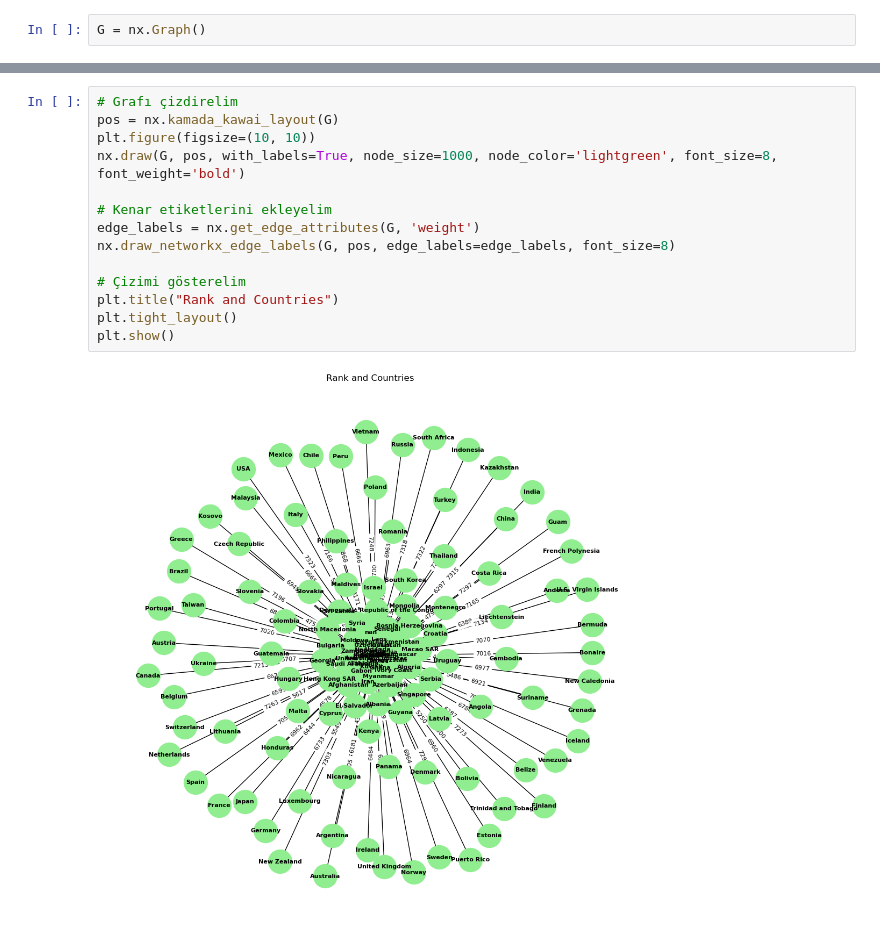
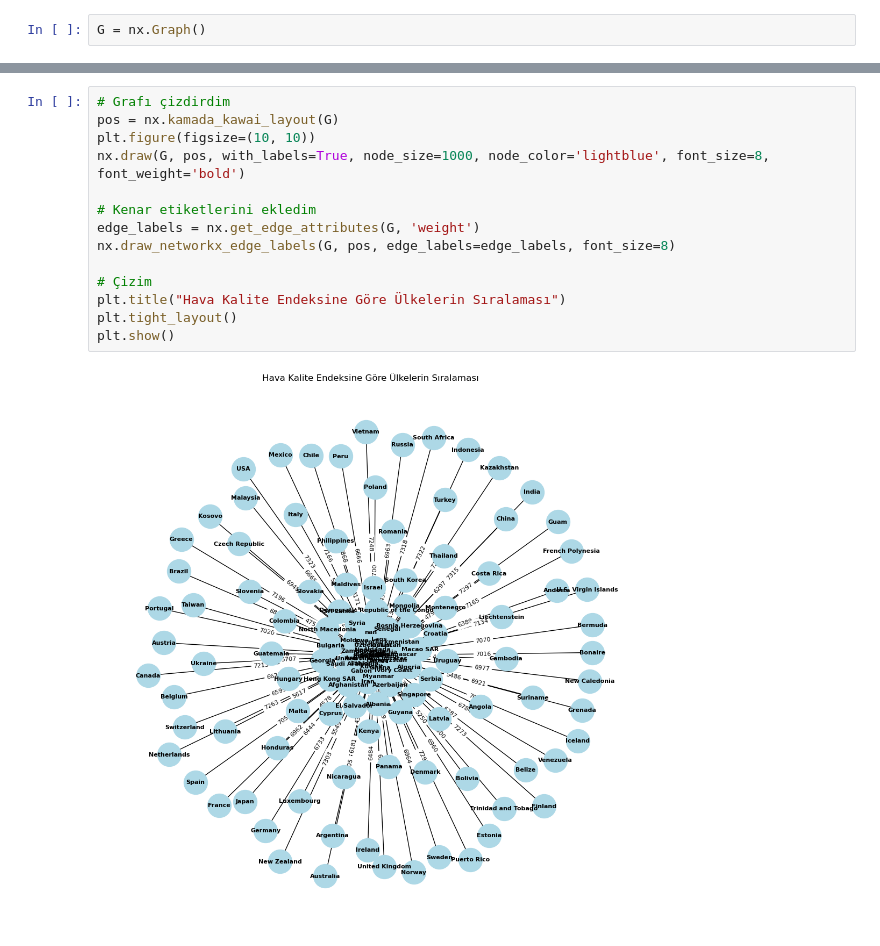
Before and after one commit to didaryilmaz/AirQuality, a Jupyter notebook: Dünya Hava Kalite Endeksi/havaKalite.ipynb, the cells around one changed output, grey strips where cells are left out. Saved outputs shown, nothing was run; the diff lists cells and outputs as text.

```diff
--- a/Dünya Hava Kalite Endeksi/havaKalite.ipynb
+++ b/Dünya Hava Kalite Endeksi/havaKalite.ipynb
@@ -181,16 +250,16 @@ for index, row in hava_kalite_data.iterrows():
 # %%
-# Grafı çizdirelim
+# Grafı çizdirdim
 pos = nx.kamada_kawai_layout(G)
 plt.figure(figsize=(10, 10))
-nx.draw(G, pos, with_labels=True, node_size=1000, node_color='lightgreen', font_size=8, font_weight='bold')
+nx.draw(G, pos, with_labels=True, node_size=1000, node_color='lightblue', font_size=8, font_weight='bold')
 
-# Kenar etiketlerini ekleyelim
+# Kenar etiketlerini ekledim
 edge_labels = nx.get_edge_attributes(G, 'weight')
 nx.draw_networkx_edge_labels(G, pos, edge_labels=edge_labels, font_size=8)
 
-# Çizimi gösterelim
-plt.title("Rank and Countries")
+# Çizim
+plt.title("Hava Kalite Endeksine Göre Ülkelerin Sıralaması")
 plt.tight_layout()
 plt.show()
 # %% [output]
-[figure, old version]
+[figure, new version]
```
Also changed, not shown: parts of 22 cells of this notebook.
